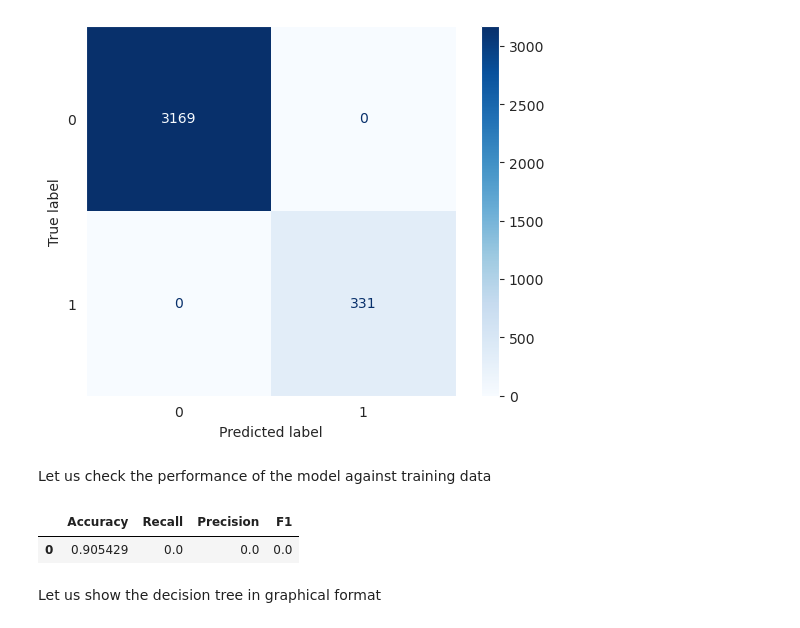
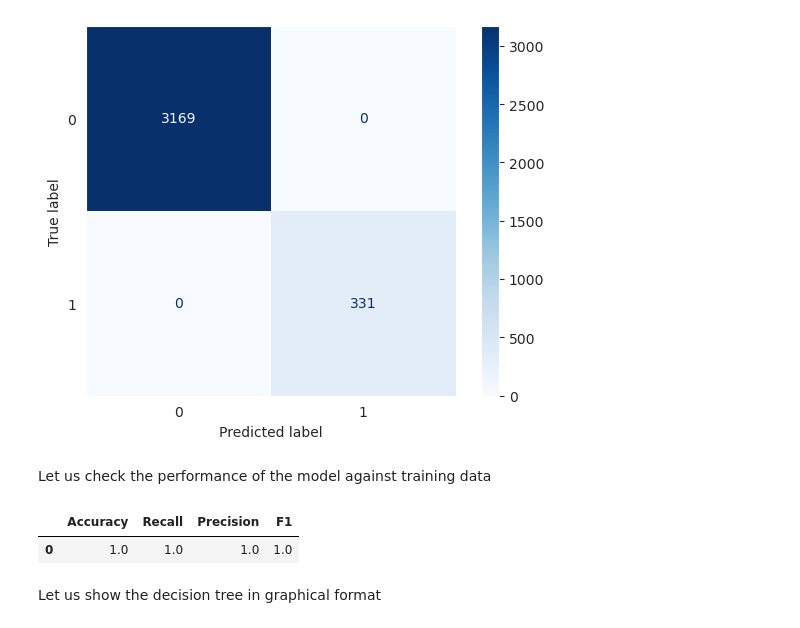
Before and after one commit to tinlong/AIML, a Jupyter notebook: Machine Learning/Project 2/Patrick Leong - SL_Full_Code.ipynb, the cells around one changed output. Saved outputs shown, nothing was run; the diff lists cells and outputs as text; code cells hidden in the pictures.

```diff
--- a/Machine Learning/Project 2/Patrick Leong - SL_Full_Code.ipynb
+++ b/Machine Learning/Project 2/Patrick Leong - SL_Full_Code.ipynb
@@ -661,11 +651,11 @@ plt.grid(False)
 # %% [markdown]
 Let us check the performance of the model against training data
 # %%
-score_train_pre = model_performance_classification_sklearn(dt_model, X_train, Y_train)
-score_train_pre
+score_train_original = model_performance_classification_sklearn(dt_model, X_train, Y_train)
+score_train_original
 # %% [output]
 |  | Accuracy | Recall | Precision | F1 |
-| 0 | 0.905429 | 0.0 | 0.0 | 0.0 |
+| 0 | 1.0 | 1.0 | 1.0 | 1.0 |
 # %% [markdown]
 Let us show the decision tree in graphical format
 # %%
```
Also changed, not shown: parts of 14 cells of this notebook.
